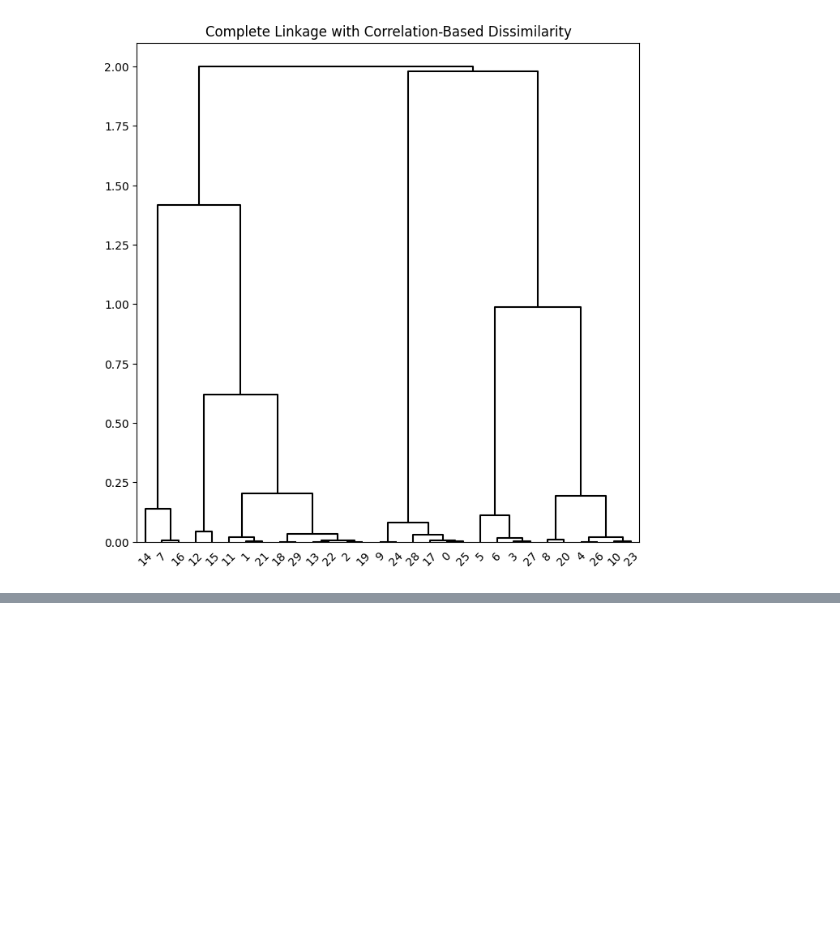
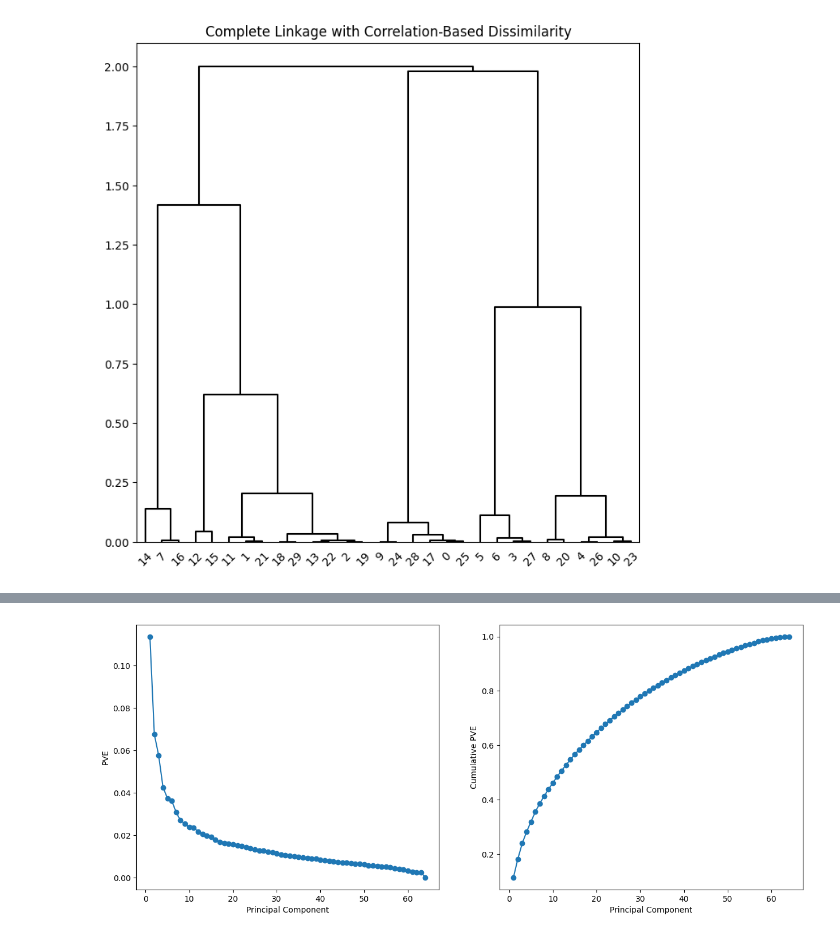
Before and after one commit to oliveira-silva-lucas/ISLP, a Jupyter notebook: Cap_12_Unsupervised_Learning/lab_12.ipynb, the cells around one changed output, grey strips where cells are left out. Cells and saved outputs as stored; diff of their text form; code cells hidden in the pictures; blank space fills up the shorter version.

```diff
--- a/Cap_12_Unsupervised_Learning/lab_12.ipynb
+++ b/Cap_12_Unsupervised_Learning/lab_12.ipynb
@@ -530,0 +581,17 @@ ax.set_title("Complete Linkage with Correlation-Based Dissimilarity");
+# %%
+fig, axes =plt.subplots(1,2, figsize=(15,6))
+ax = axes[0]
+ticks = np.arange(nci_pca.n_components_)+1
+ax.plot(ticks,
+        nci_pca.explained_variance_ratio_,
+        marker='o')
+ax.set_xlabel('Principal Component');
+ax.set_ylabel('PVE')
+ax=axes[1]
+ax.plot(ticks,
+        nci_pca.explained_variance_ratio_.cumsum(),
+        marker='o');
+ax.set_ylabel('Cumulative PVE')
+ax.set_xlabel('Principal Component');
+# %% [output]
+[figure, added]
```
Also changed, not shown: parts of 10 cells of this notebook.
